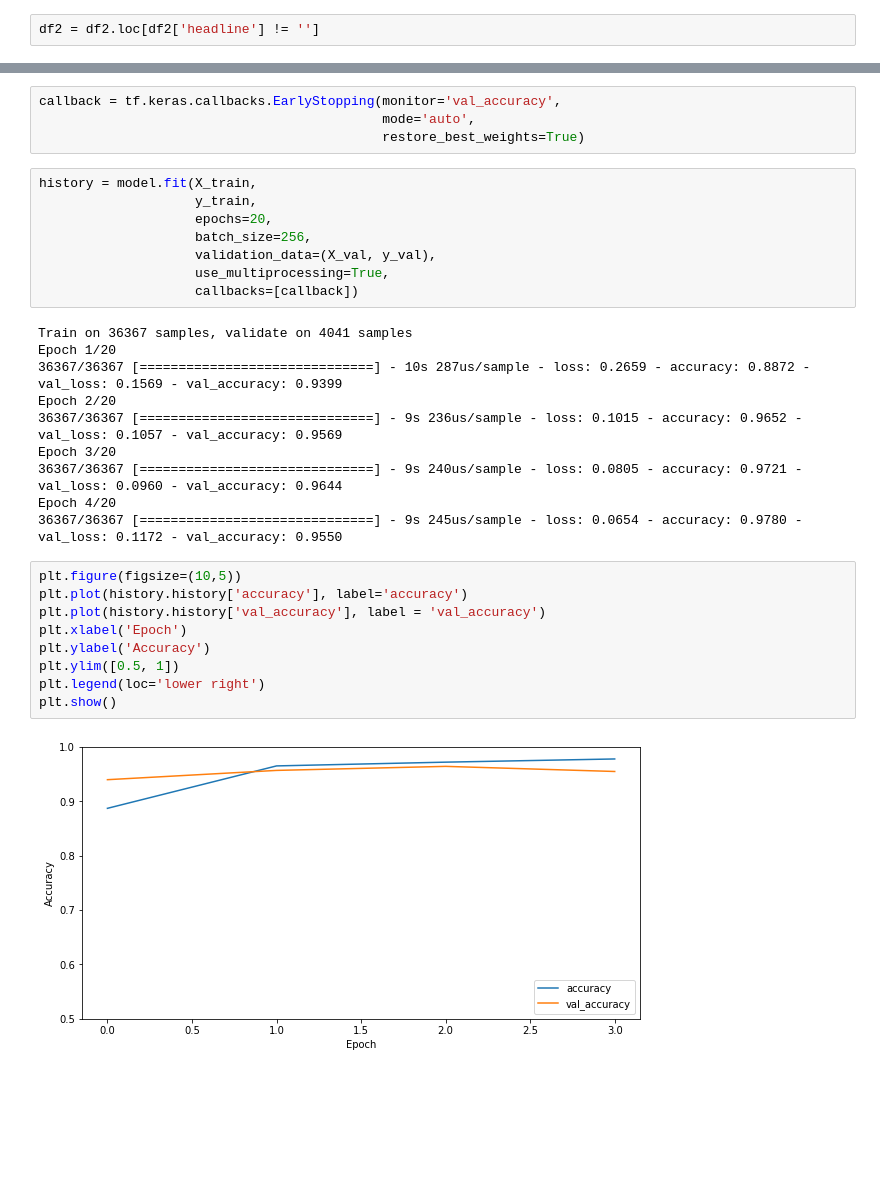
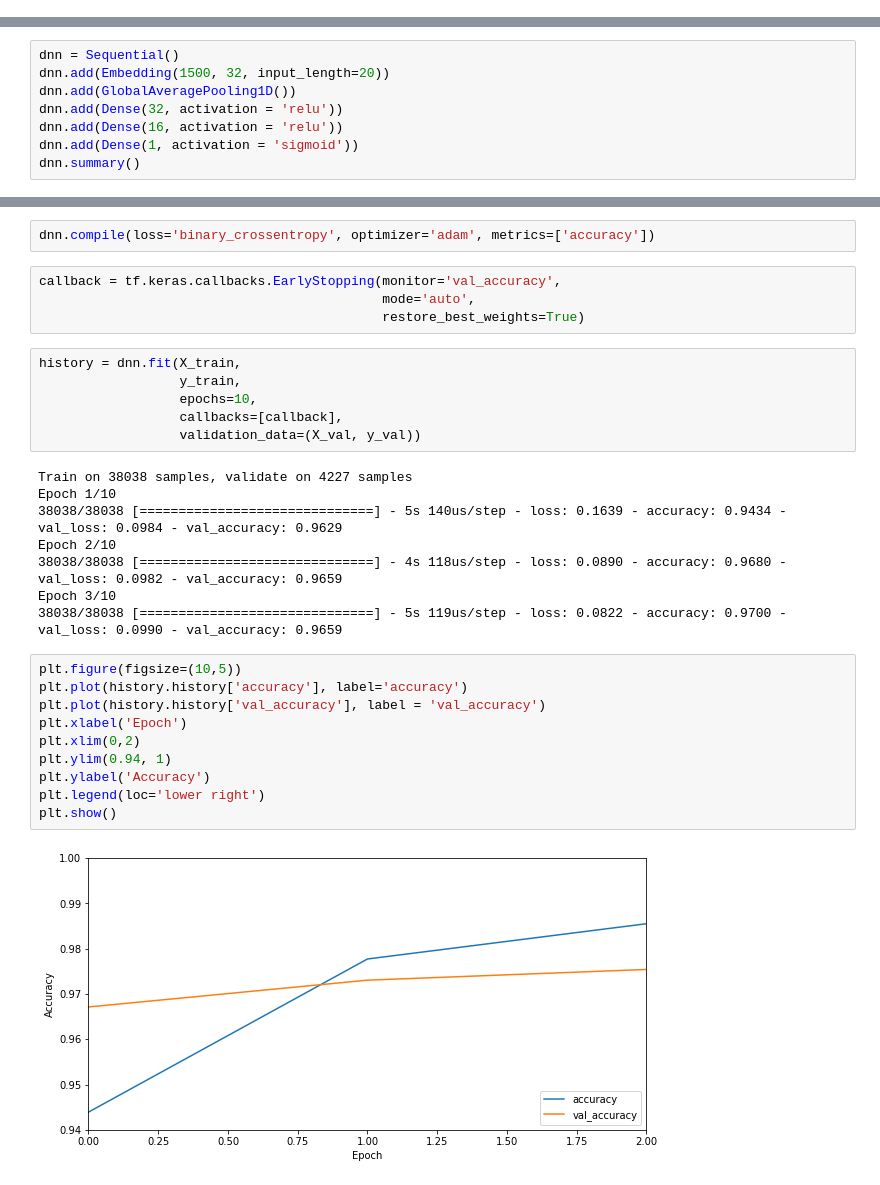
Before and after one commit to ravimalde/fake_news_classifier, a Jupyter notebook: fake_news.ipynb, the cells around one changed output, grey strips where cells are left out. Cells and saved outputs as stored; diff of their text form; blank space fills up the shorter version.

```diff
--- a/fake_news.ipynb
+++ b/fake_news.ipynb
@@ -202,8 +348,6 @@ clf.score(X_test, y_test)
 # %%
 df2 = pd.read_csv('data/data_cleaned.csv')
 df2.drop(columns='Unnamed: 0', inplace=True)
-# %%
-df2 = df2.loc[df2['headline'] != '']
 # %%
 df2.head()
 # %% [output]
@@ -296,0 +398,8 @@ _________________________________________________________________
+# %%
+dnn = Sequential()
+dnn.add(Embedding(1500, 32, input_length=20))
+dnn.add(GlobalAveragePooling1D())
+dnn.add(Dense(32, activation = 'relu'))
+dnn.add(Dense(16, activation = 'relu'))
+dnn.add(Dense(1, activation = 'sigmoid'))
+dnn.summary()
@@ -297,33 +425,32 @@ _________________________________________________________________
+# %%
+dnn.compile(loss='binary_crossentropy', optimizer='adam', metrics=['accuracy'])
 # %%
 callback = tf.keras.callbacks.EarlyStopping(monitor='val_accuracy',
                                             mode='auto',
                                             restore_best_weights=True)
 # %%
-history = model.fit(X_train,
-                    y_train,
-                    epochs=20,
-                    batch_size=256,
-                    validation_data=(X_val, y_val),
-                    use_multiprocessing=True,
-                    callbacks=[callback])
+history = dnn.fit(X_train,
+                  y_train,
+                  epochs=10,
+                  callbacks=[callback],
+                  validation_data=(X_val, y_val))
 # %% [output]
-Train on 36367 samples, validate on 4041 samples
-Epoch 1/20
-36367/36367 [==============================] - 10s 287us/sample - loss: 0.2659 - accuracy: 0.8872 - val_loss: 0.1569 - val_accuracy: 0.9399
-Epoch 2/20
-36367/36367 [==============================] - 9s 236us/sample - loss: 0.1015 - accuracy: 0.9652 - val_loss: 0.1057 - val_accuracy: 0.9569
-Epoch 3/20
-36367/36367 [==============================] - 9s 240us/sample - loss: 0.0805 - accuracy: 0.9721 - val_loss: 0.0960 - val_accuracy: 0.9644
-Epoch 4/20
-36367/36367 [==============================] - 9s 245us/sample - loss: 0.0654 - accuracy: 0.9780 - val_loss: 0.1172 - val_accuracy: 0.9550
+Train on 38038 samples, validate on 4227 samples
+Epoch 1/10
+38038/38038 [==============================] - 5s 140us/step - loss: 0.1639 - accuracy: 0.9434 - val_loss: 0.0984 - val_accuracy: 0.9629
+Epoch 2/10
+38038/38038 [==============================] - 4s 118us/step - loss: 0.0890 - accuracy: 0.9680 - val_loss: 0.0982 - val_accuracy: 0.9659
+Epoch 3/10
+38038/38038 [==============================] - 5s 119us/step - loss: 0.0822 - accuracy: 0.9700 - val_loss: 0.0990 - val_accuracy: 0.9659
 # %%
 plt.figure(figsize=(10,5))
 plt.plot(history.history['accuracy'], label='accuracy')
 plt.plot(history.history['val_accuracy'], label = 'val_accuracy')
 plt.xlabel('Epoch')
+plt.xlim(0,2)
+plt.ylim(0.94, 1)
 plt.ylabel('Accuracy')
-plt.ylim([0.5, 1])
 plt.legend(loc='lower right')
 plt.show()
 # %% [output]
-[figure, old version]
+[figure, new version]
```
Also changed, not shown: parts of 71 cells of this notebook, 7 other files.
